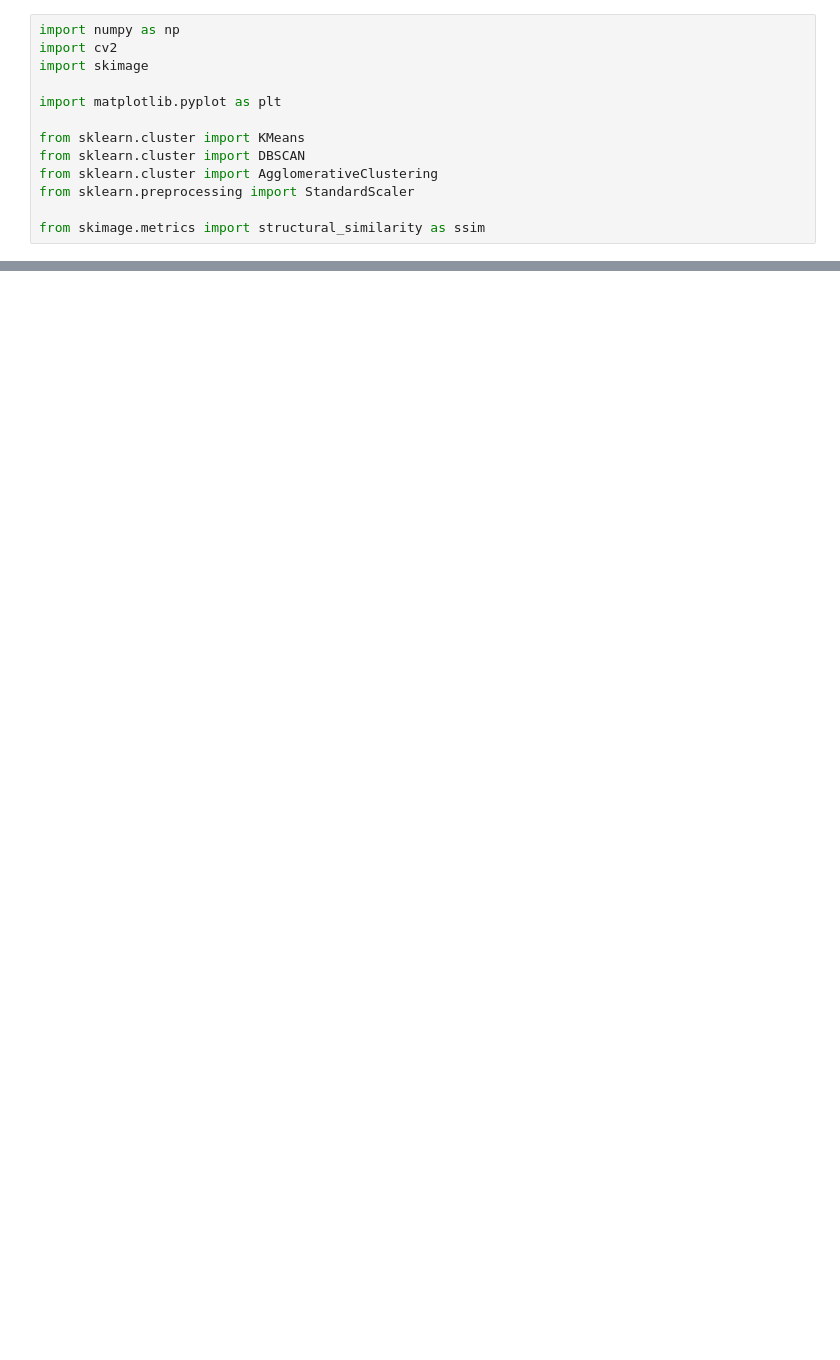
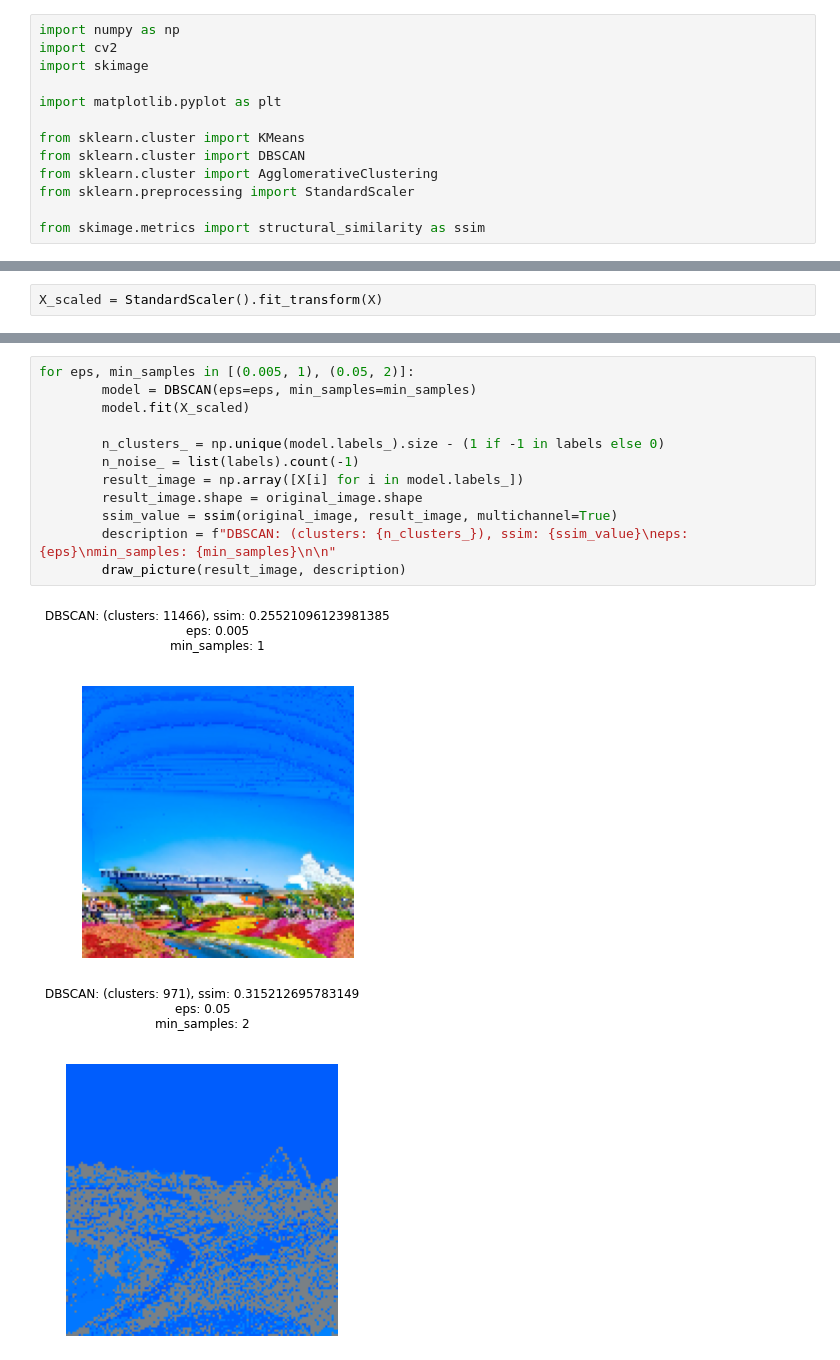
Before and after one commit to grant88/education, a Jupyter notebook: 6.machine_learning_data_science/clustering.ipynb, the cells around one changed output, grey strips where cells are left out. Saved outputs shown, nothing was run; the diff lists cells and outputs as text; blank space fills up the shorter version.

```diff
--- a/6.machine_learning_data_science/clustering.ipynb
+++ b/6.machine_learning_data_science/clustering.ipynb
@@ -118,0 +120,2 @@ draw_picture(res, 'Picture')
+# %%
+X_scaled = StandardScaler().fit_transform(X)
@@ -118,0 +134,15 @@ draw_picture(res, 'Picture')
+# %%
+for eps, min_samples in [(0.005, 1), (0.05, 2)]:
+        model = DBSCAN(eps=eps, min_samples=min_samples)
+        model.fit(X_scaled)
+
+        n_clusters_ = np.unique(model.labels_).size - (1 if -1 in labels else 0)
+        n_noise_ = list(labels).count(-1)
+        result_image = np.array([X[i] for i in model.labels_])
+        result_image.shape = original_image.shape
+        ssim_value = ssim(original_image, result_image, multichannel=True)
+        description = f"DBSCAN: (clusters: {n_clusters_}), ssim: {ssim_value}\neps: {eps}\nmin_samples: {min_samples}\n\n"
+        draw_picture(result_image, description)
+# %% [output]
+[figure, added]
+[figure, added]
```
Also changed, not shown: parts of 37 cells of this notebook.
